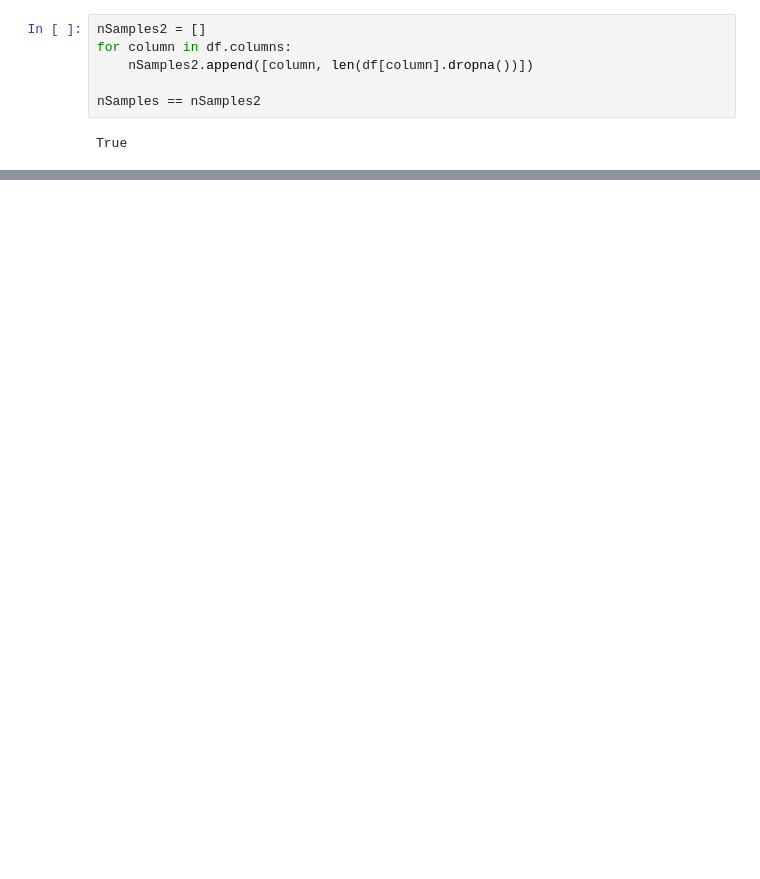
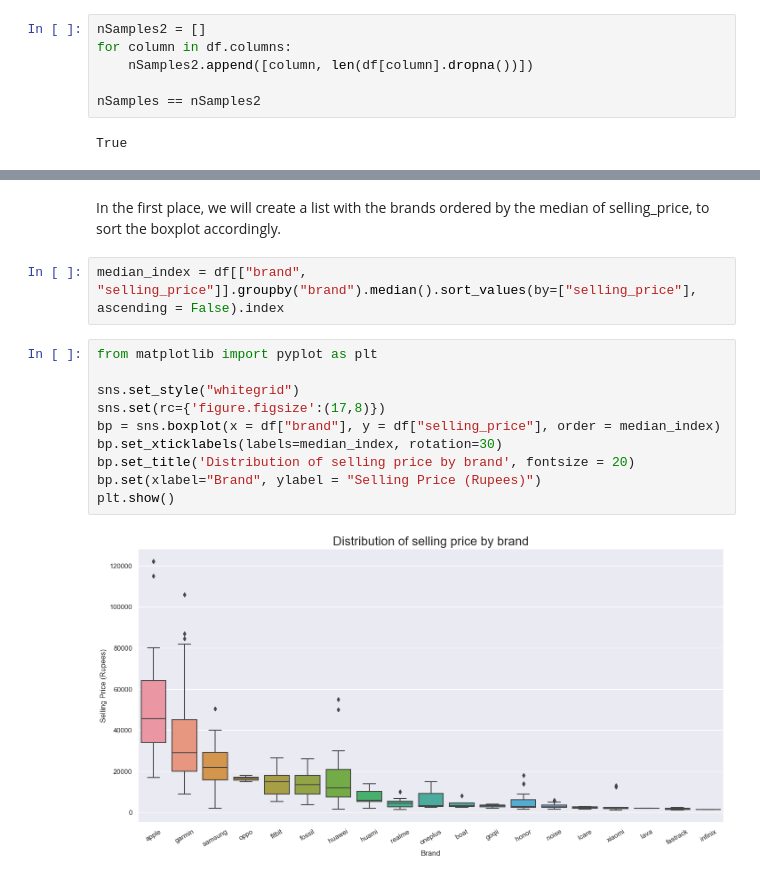
Before and after one commit to Shantik998/Capstone-Project, a Jupyter notebook: Capstone_Project.ipynb, the cells around one changed output, grey strips where cells are left out. Drawn from its saved outputs; the diff is of its cells as text; blank space fills up the shorter version.

```diff
--- a/Capstone_Project.ipynb
+++ b/Capstone_Project.ipynb
@@ -81,0 +1005,16 @@ True
+# %% [markdown]
+In the first place, we will create a list with the brands ordered by the median of selling_price, to sort the boxplot accordingly.
+# %%
+median_index = df[["brand", "selling_price"]].groupby("brand").median().sort_values(by=["selling_price"], ascending = False).index
+# %%
+from matplotlib import pyplot as plt
+
+sns.set_style("whitegrid")
+sns.set(rc={'figure.figsize':(17,8)})
+bp = sns.boxplot(x = df["brand"], y = df["selling_price"], order = median_index)
+bp.set_xticklabels(labels=median_index, rotation=30)
+bp.set_title('Distribution of selling price by brand', fontsize = 20)
+bp.set(xlabel="Brand", ylabel = "Selling Price (Rupees)")
+plt.show()
+# %% [output]
+[figure, added]
```
Also changed, not shown: parts of 123 cells of this notebook.
